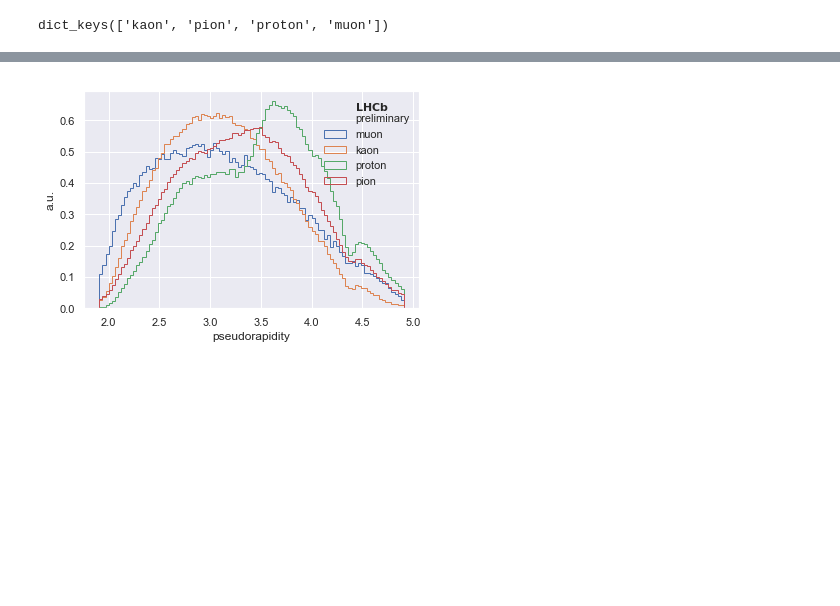
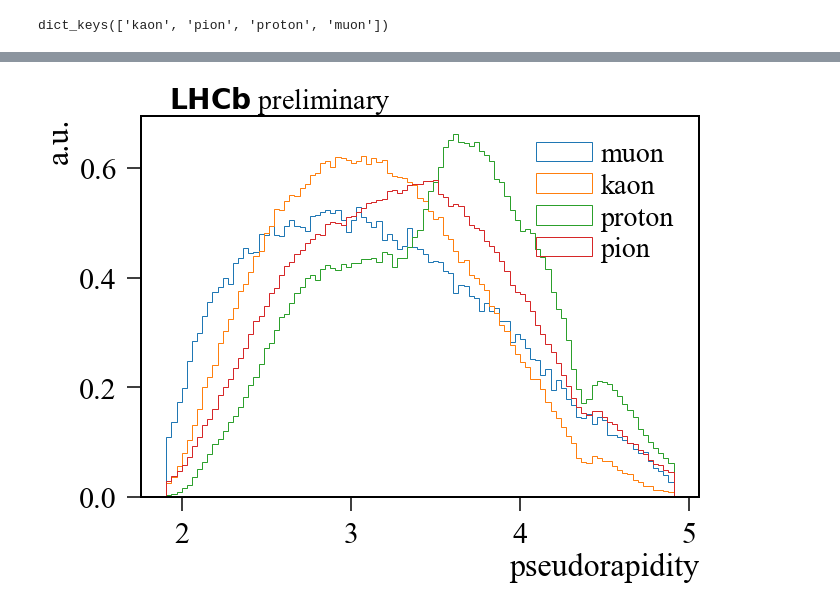
Before and after one commit to SiLiKhon/RichGANatACAT2019, a Jupyter notebook: MakePlots.ipynb, the cells around one changed output, grey strips where cells are left out. Drawn from its saved outputs; the diff is of its cells as text; code cells hidden in the pictures; blank space fills up the shorter version.

Commit message:
LHCb style for the plots, absolute delta AUCs, other minor tweaks

```diff
--- a/MakePlots.ipynb
+++ b/MakePlots.ipynb
@@ -7,7 +8,7 @@ import matplotlib.pyplot as plt
 %matplotlib inline
 # %%
 import seaborn as sns
-sns.set(font="DejaVu Sans")
+#sns.set(font="DejaVu Sans")
 # %%
 data = pd.read_pickle("predictions.pkl")
 # %%
@@ -75,8 +76,7 @@ pd.to_pickle(distances, 'distances.pkl')
 # %%
 import time
 # %%
-import matplotlib.patches as mpatches
-lhcb_label = mpatches.Patch(alpha=0, label=r'$\bf LHCb$''\npreliminary')
+lhcb_label = r'$\bf LHCb$ preliminary'
 
 def get_percentile_range(array, weights, percentile, min_sumw=100):
     if weights.sum() < min_sumw:
@@ -123,7 +123,8 @@ def plot_hist_real_vs_gen(df, col, ax=None, selection=None, n_bins=None, linear=
     _, _, h_gen  = ax.hist(gen , weights=w, bins=bins, label='gen', alpha=0.5)
     if not linear:
         ax.set_yscale('log')
-    ax.legend(handles=[lhcb_label, h_real[0], h_gen[0]], frameon=False)
+    ax.text(0.05, 1, lhcb_label, {'size': 28}, transform=ax.transAxes, va='bottom', ha='left')
+    ax.legend(handles=[h_real[0], h_gen[0]], frameon=False)
     ax.set_xlabel(col)
 # %%
 from itertools import product
@@ -373,23 +392,29 @@ make_vs_plot(
 # %%
 l1, r1 = get_percentile_range(data['muon'  ].test.Brunel_ETA.values, data['muon'  ].test.probe_sWeight.values, percentile=0.01)
 l2, r2 = get_percentile_range(data['kaon'  ].test.Brunel_ETA.values, data['kaon'  ].test.probe_sWeight.values, percentile=0.01)
 l3, r3 = get_percentile_range(data['proton'].test.Brunel_ETA.values, data['proton'].test.probe_sWeight.values, percentile=0.01)
 l4, r4 = get_percentile_range(data['pion'  ].test.Brunel_ETA.values, data['pion'  ].test.probe_sWeight.values, percentile=0.01)
+
+plt.figure(figsize=(10, 7))
 
 bins = np.linspace(min(l1, l2, l3, l4), max(r1, r2, r3, r4), 100)
 _, _, h_muon   = plt.hist(data['muon'  ].test.Brunel_ETA, weights=data['muon'  ].test.probe_sWeight, label='muon'  , bins=bins, density=True, histtype='step')
 _, _, h_kaon   = plt.hist(data['kaon'  ].test.Brunel_ETA, weights=data['kaon'  ].test.probe_sWeight, label='kaon'  , bins=bins, density=True, histtype='step')
 _, _, h_proton = plt.hist(data['proton'].test.Brunel_ETA, weights=data['proton'].test.probe_sWeight, label='proton', bins=bins, density=True, histtype='step')
 _, _, h_pion   = plt.hist(data['pion'  ].test.Brunel_ETA, weights=data['pion'  ].test.probe_sWeight, label='pion'  , bins=bins, density=True, histtype='step')
 
-plt.legend(handles=[lhcb_label, h_muon[0], h_kaon[0], h_proton[0], h_pion[0]], frameon=False)
-plt.xlabel('pseudorapidity')
-plt.ylabel('a.u.')
+plt.text(0.05, 1, lhcb_label, {'size': 28}, transform=plt.gca().transAxes, va='bottom', ha='left')
+
+plt.legend(handles=[h_muon[0], h_kaon[0], h_proton[0], h_pion[0]], frameon=False)
+plt.xlabel('pseudorapidity', ha='right', x=1)
+plt.ylabel('a.u.', ha='right', y=1)
 
 file_name = "ETA.pdf"
 plt.savefig(os.path.join(output_dir, file_name))
+
+bins_eta = bins
 # %% [output]
-[figure, old version]
+[figure, new version]
 # %%
 from matplotlib.ticker import ScalarFormatter, FormatStrFormatter, LogLocator
 
```
Also changed, not shown: parts of 20 cells of this notebook, 1 other file.
